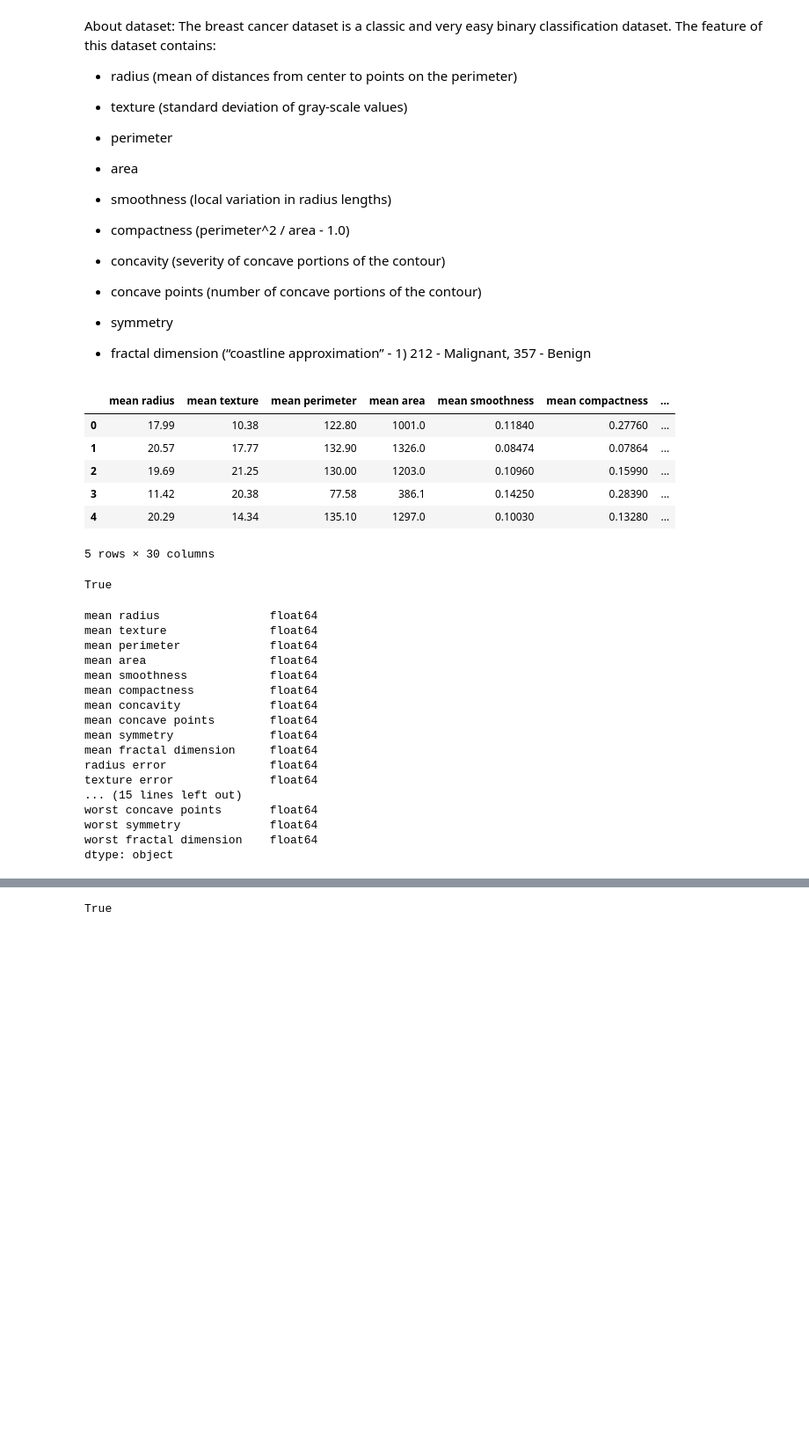
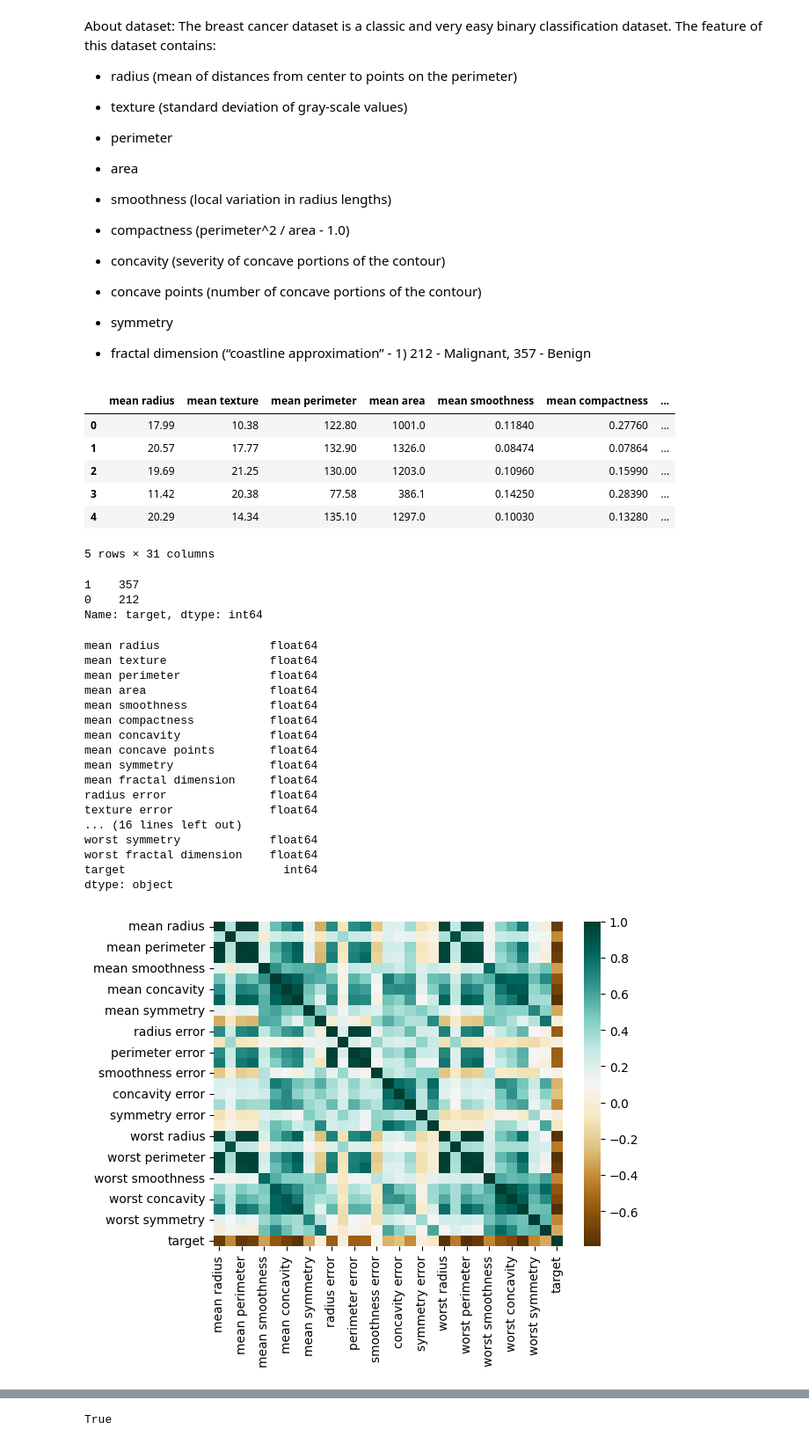
Before and after one commit to zmsp/learning-to-supervised, a Jupyter notebook: experiment_cancer.ipynb, the cells around one changed output, grey strips where cells are left out. Shown at 88% size. Cells and saved outputs as stored; diff of their text form; code cells hidden in the pictures; blank space fills up the shorter version.

```diff
--- a/experiment_cancer.ipynb
+++ b/experiment_cancer.ipynb
@@ -20,8 +20,9 @@ The feature of this dataset contains:
 # %%
 ## boston datasets
 from sklearn.datasets import load_breast_cancer
-data = load_breast_cancer()
-df = pd.DataFrame(data=data.data, columns=data.feature_names)
+data = load_breast_cancer(as_frame=True)
+frame = data.frame
+df = pd.DataFrame(data=frame)
 df.head()
 # %% [output]
 |  | mean radius | mean texture | mean perimeter | mean area | mean smoothness | mean compactness | ... |
@@ -30,12 +31,14 @@ df.head()
 | 2 | 19.69 | 21.25 | 130.00 | 1203.0 | 0.10960 | 0.15990 | ... |
 | 3 | 11.42 | 20.38 | 77.58 | 386.1 | 0.14250 | 0.28390 | ... |
 | 4 | 20.29 | 14.34 | 135.10 | 1297.0 | 0.10030 | 0.13280 | ... |
-5 rows × 30 columns
+5 rows × 31 columns
 # %%
 # check to see if the data is clean. if dataset is unclean, some of the learning classifications will fail.
-df.values.any()
+data.target.value_counts(normalize=False, sort=True, ascending=False, bins=None, dropna=True)
 # %% [output]
-True
+1    357
+0    212
+Name: target, dtype: int64
 # %%
 # dataset appears to be neumeric. Which means we woundn't do any conversion.
 df.dtypes
@@ -52,8 +55,14 @@ mean symmetry              float64
 mean fractal dimension     float64
 radius error               float64
 texture error              float64
-... (15 lines left out)
-worst concave points       float64
+... (16 lines left out)
 worst symmetry             float64
 worst fractal dimension    float64
+target                       int64
 dtype: object
+# %%
+import seaborn as sns
+corr = df.corr()
+g = sns.heatmap(corr,cmap="BrBG",annot=False,)
+# %% [output]
+[figure, added]
```
Also changed, not shown: parts of 16 cells of this notebook, 4 other files.
